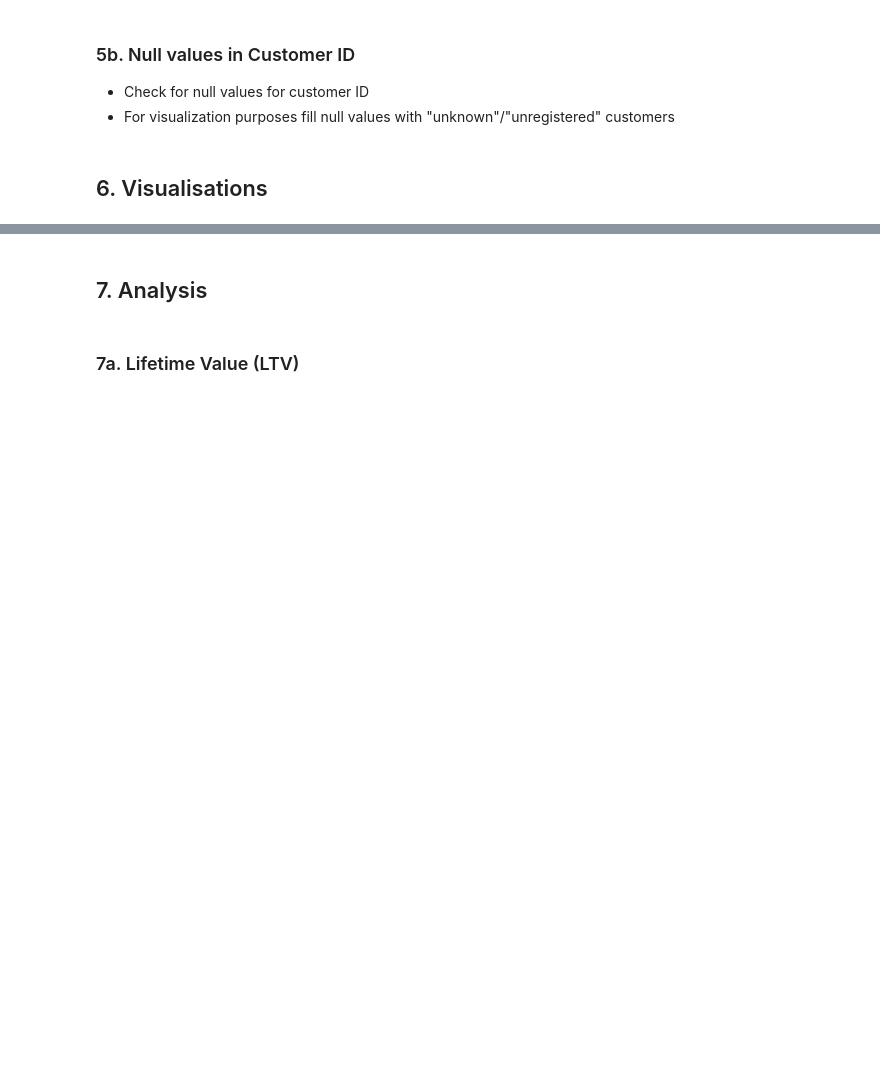
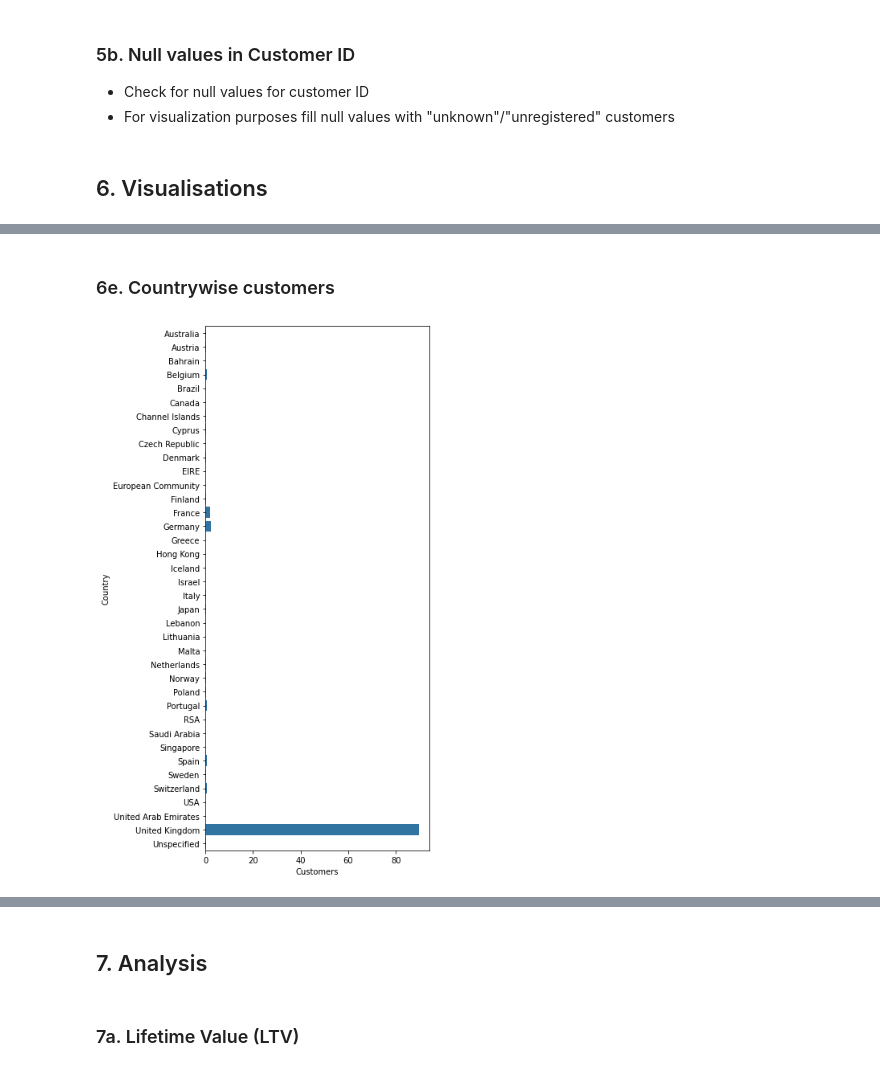
Before and after one commit to Prash1723/RetailAnalysisKgl, a Jupyter notebook: Online Product Analytics.ipynb, the cells around one changed output, grey strips where cells are left out. Cells and saved outputs as stored; diff of their text form; code cells hidden in the pictures; blank space fills up the shorter version.

```diff
--- a/Online Product Analytics.ipynb
+++ b/Online Product Analytics.ipynb
@@ -180,0 +201,12 @@ plt.show()
+# %% [markdown]
+### 6e. Countrywise customers
+# %%
+plt.figure(figsize=[5,12])
+sns.barplot(
+    data=(df.query('Status=="Completed"').groupby('Country')['CustomerID'].nunique()*100/df['CustomerID'].nunique()).reset_index(),
+    y='Country', x='CustomerID'
+)
+plt.xlabel('Customers')
+plt.show()
+# %% [output]
+[figure, added]
```
Also changed, not shown: parts of 26 cells of this notebook.
